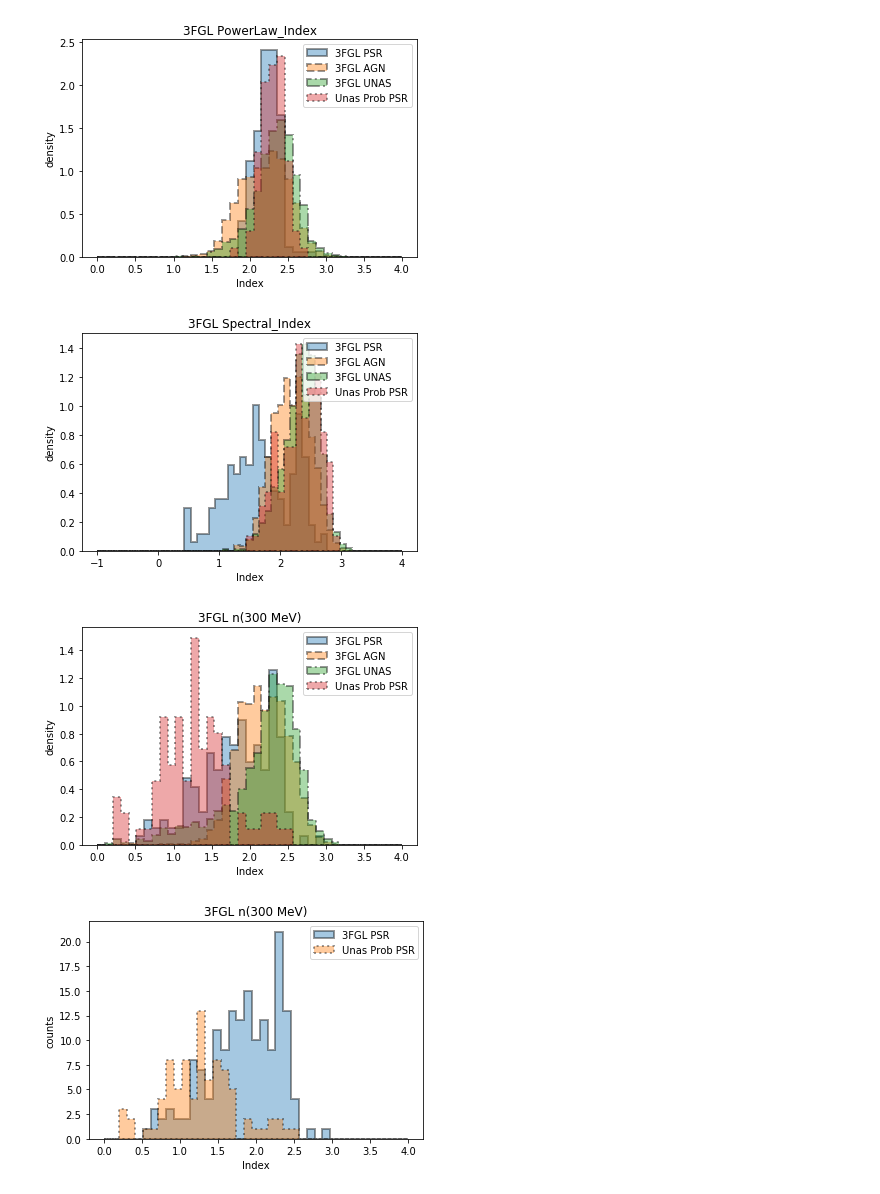
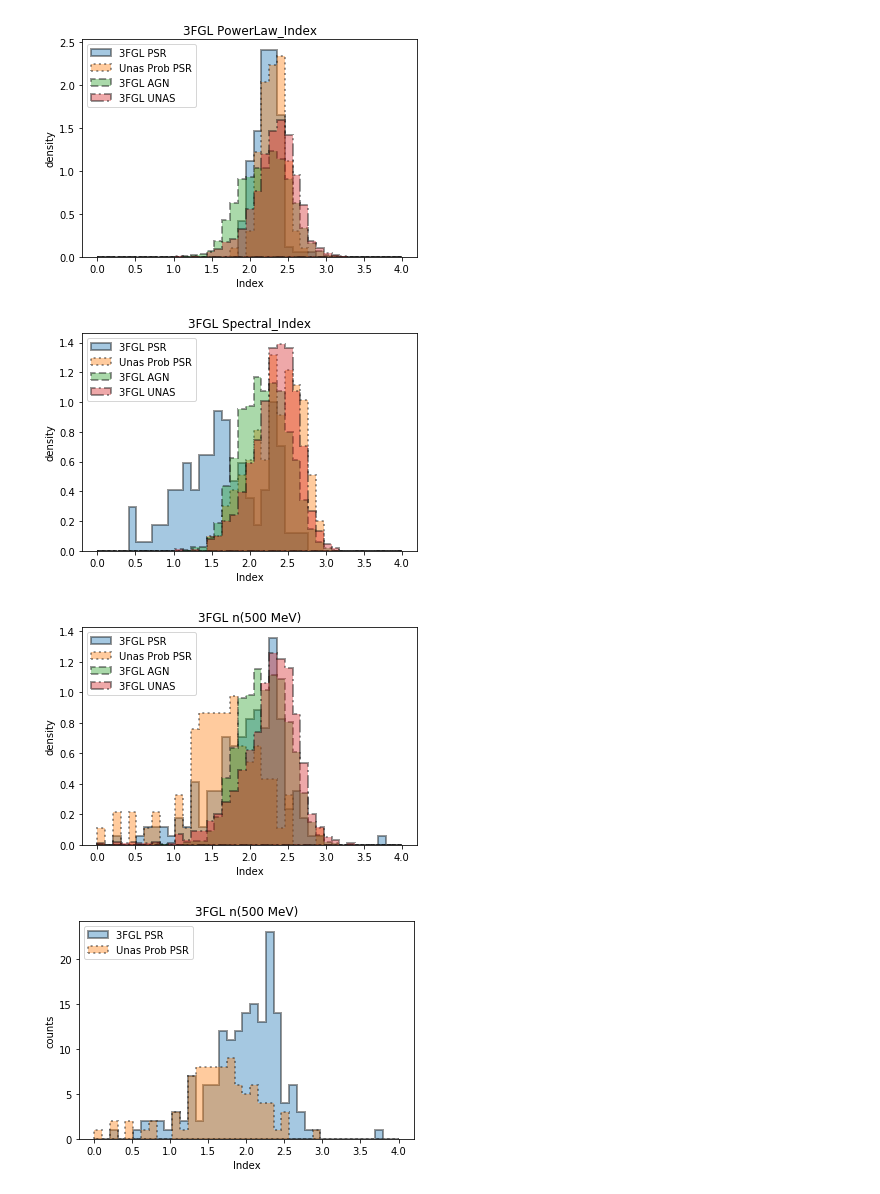
Before and after one commit to aakashbhat/Fermi-LAT, a Jupyter notebook: py_dima/plot_feature_hists.ipynb, the cells around one changed output. Drawn from its saved outputs; the diff is of its cells as text; code cells hidden in the pictures.

```diff
--- a/py_dima/plot_feature_hists.ipynb
+++ b/py_dima/plot_feature_hists.ipynb
@@ -66,3 +69,12 @@ if cat == '3FGL':
 
     pl_mask = (fgl_df['SpectrumType'] == 'PowerLaw')
     np.sum(lp_mask) + np.sum(ec_mask) + np.sum(se_mask) + np.sum(pl_mask)
+
+    if '500MeV_Index' not in fgl_df.columns:
+        fgl_df['500MeV_Index'] = n500_array
+        print('save fgl catalog with 500 MeV index to file')
+        print(fgl_fn_loc)
+        fgl_df.to_csv(fgl_fn_loc, index=1)
+    fgl_df = fgl_df.loc[cat_df.index] # remove sources with missing values - not needed for merge
+    if 'LE_Index' not in cat_df.columns:
+        cat_df['LE_Index'] = fgl_df['500MeV_Index']
@@ -69,3 +84,7 @@ if cat == '3FGL':
+# %%
+if 'LE_Index' not in cat_df.columns and cat == '3FGL' and 0:
+    cat_df['LE_Index'] = n500_array
+    #cat_df.to_csv(cat_fn_loc, index=1)
 # %%
 if cat == '3FGL':
     pl_name = 'PowerLaw_Index'
@@ -108,12 +127,17 @@ Index(['Ln_Flux_Density', 'Ln_Unc_Energy_Flux100', 'Spectral_Index',
       dtype='object')
+# %%
+save_plots = 0
 # %%
 bins = np.linspace(0, 4, 40)
-def plot_hist(arr, title, bins=bins, dens=1):
+def plot_hist(arr, title, bins=bins, dens=1, loc='best'):
     pyplot.figure()
     alpha = 0.4
     mask = cat_df['Category_%s' % cat] == 'PSR'
     hst = pyplot.hist(arr[mask], bins=bins, alpha=alpha, density=dens, label='%s PSR' %cat,
                       ls='-', lw=2, edgeColor='black', histtype='stepfilled')
+    mask = (cat_df['Category_Prob'] == 'PSR') & (cat_df['Category_%s' % cat] == 'UNAS')
+    hst = pyplot.hist(arr[mask], bins=bins, alpha=alpha, density=dens, label='Unas Prob PSR',
+                      ls=':', lw=2, edgeColor='black', histtype='stepfilled')
     if dens:
         mask = cat_df['Category_%s' % cat] == 'AGN'
         hst = pyplot.hist(arr[mask], bins=bins, alpha=alpha, density=dens, label='%s AGN' % cat,
@@ -121,10 +145,7 @@ def plot_hist(arr, title, bins=bins, dens=1):
         mask = cat_df['Category_%s' % cat] == 'UNAS'
         hst = pyplot.hist(arr[mask], bins=bins, alpha=alpha, density=dens, label='%s UNAS' % cat,
                          ls='-.', lw=2, edgeColor='black', histtype='stepfilled')
-    mask = (cat_df['Category_Prob'] == 'PSR') & (cat_df['Category_%s' % cat] == 'UNAS')
-    hst = pyplot.hist(arr[mask], bins=bins, alpha=alpha, density=dens, label='Unas Prob PSR',
-                      ls=':', lw=2, edgeColor='black', histtype='stepfilled')
-    pyplot.legend(loc='best')
+    pyplot.legend(loc=loc)
     if dens:
         pyplot.ylabel('density')
     else:
@@ -132,29 +153,33 @@ def plot_hist(arr, title, bins=bins, dens=1):
     pyplot.xlabel('Index')
     pyplot.title('%s %s' % (cat, title))
 # %%
-plot_hist(cat_df[pl_name], pl_name)
-pyplot.savefig('plots/hists/%s_%s.pdf' % (pl_name, cat))
+plot_hist(cat_df[pl_name], pl_name, loc='upper left')
+if save_plots:
+    pyplot.savefig('plots/hists/%s_%s.pdf' % (pl_name, cat))
 # %% [output]
-[figure, old version]
+[figure, new version]
 # %%
 if cat == '3FGL':
     name = 'Spectral_Index'
+    binsl = bins
 else:
     name = 'PLEC_Index'
     binsl = np.linspace(-1, 4, 50)
-plot_hist(cat_df[name], name, bins=binsl)
-pyplot.savefig('plots/hists/%s_%s.pdf' % (name, cat))
+plot_hist(cat_df[name], name, bins=binsl, loc='upper left')
+if save_plots:
+    pyplot.savefig('plots/hists/%s_%s.pdf' % (name, cat))
 # %% [output]
-[figure, old version]
+[figure, new version]
 # %%
 if cat == '3FGL':
     #bins = np.linspace(1, 4, 60)
     E1_MeV = E1 * 1000
-    plot_hist(n500_array, 'n(%i MeV)' % E1_MeV, dens=1, bins=bins)
+    plot_hist(cat_df['LE_Index'], 'n(%i MeV)' % E1_MeV, dens=1, bins=bins, loc='upper left')
     pyplot.savefig('plots/hists/n%i_%s.pdf' % (E1_MeV, cat))
 
-    plot_hist(n500_array, 'n(%i MeV)' % E1_MeV, dens=0, bins=bins)
-    pyplot.savefig('plots/hists/n%i_%s_abs.pdf' % (E1_MeV, cat))
+    plot_hist(cat_df['LE_Index'], 'n(%i MeV)' % E1_MeV, dens=0, bins=bins, loc='upper left')
+    if save_plots:
+        pyplot.savefig('plots/hists/n%i_%s_abs.pdf' % (E1_MeV, cat))
 # %% [output]
-[figure, old version]
+[figure, new version]
-[figure, old version]
+[figure, new version]
```
Also changed, not shown: parts of 6 cells of this notebook, 28 other files.
